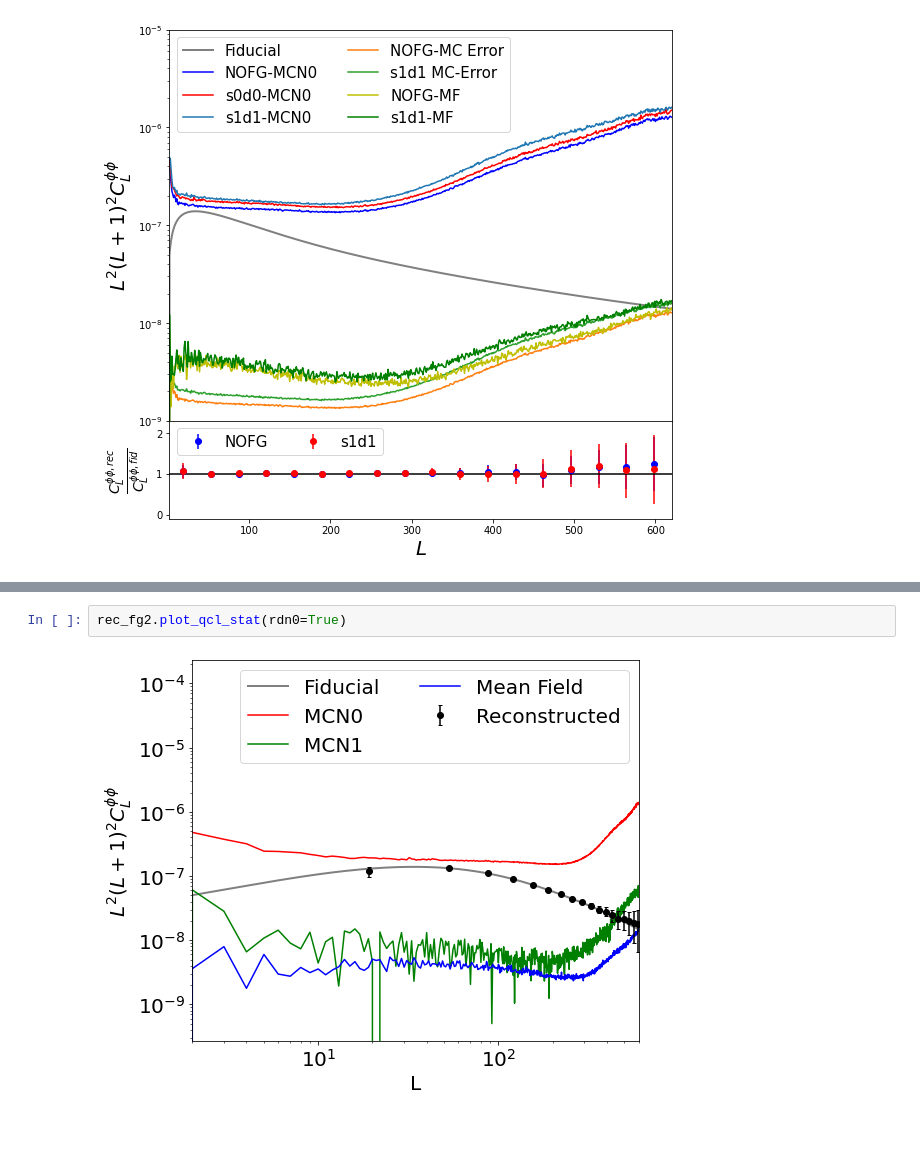
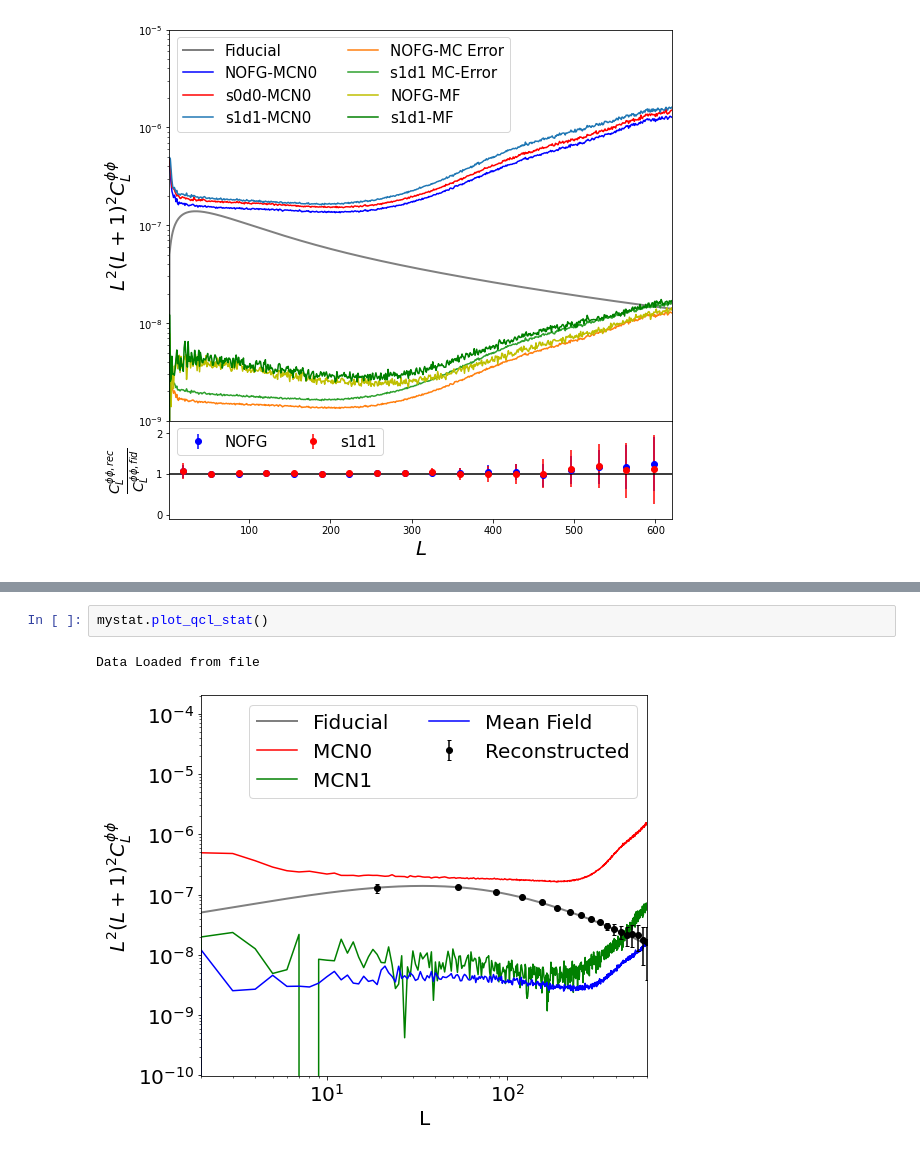
Before and after one commit to antolonappan/dell, a Jupyter notebook: Notebooks/reconstruction.ipynb, the cells around one changed output, grey strips where cells are left out. Saved outputs shown, nothing was run; the diff lists cells and outputs as text.

```diff
--- a/Notebooks/reconstruction.ipynb
+++ b/Notebooks/reconstruction.ipynb
@@ -50,7 +52,8 @@ mystat.plot_map_dif()
-# %%
-rec_fg2.plot_qcl_stat(rdn0=True)
-# %% [output]
-[figure, removed]
+# %%
+mystat.plot_qcl_stat()
+# %% [output]
+Data Loaded from file
+[figure, added]
 # %%
 mystat.SNR_impact()
 # %% [output]
```
Also changed, not shown: parts of 3 cells of this notebook, 6 other files.
